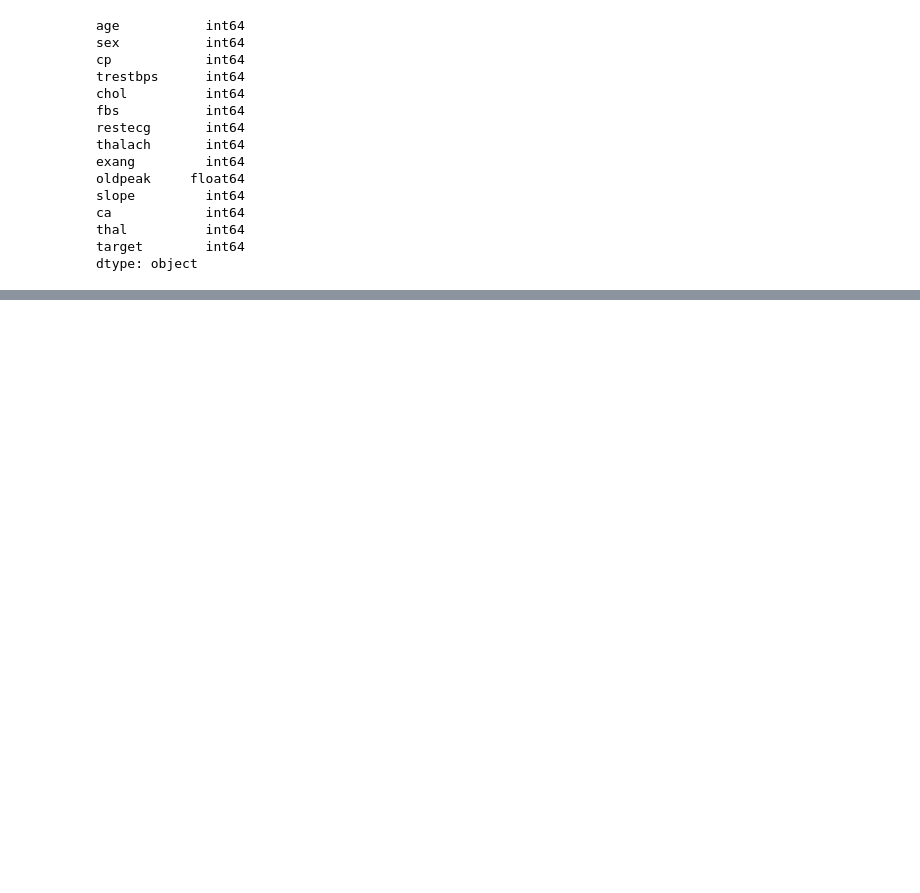
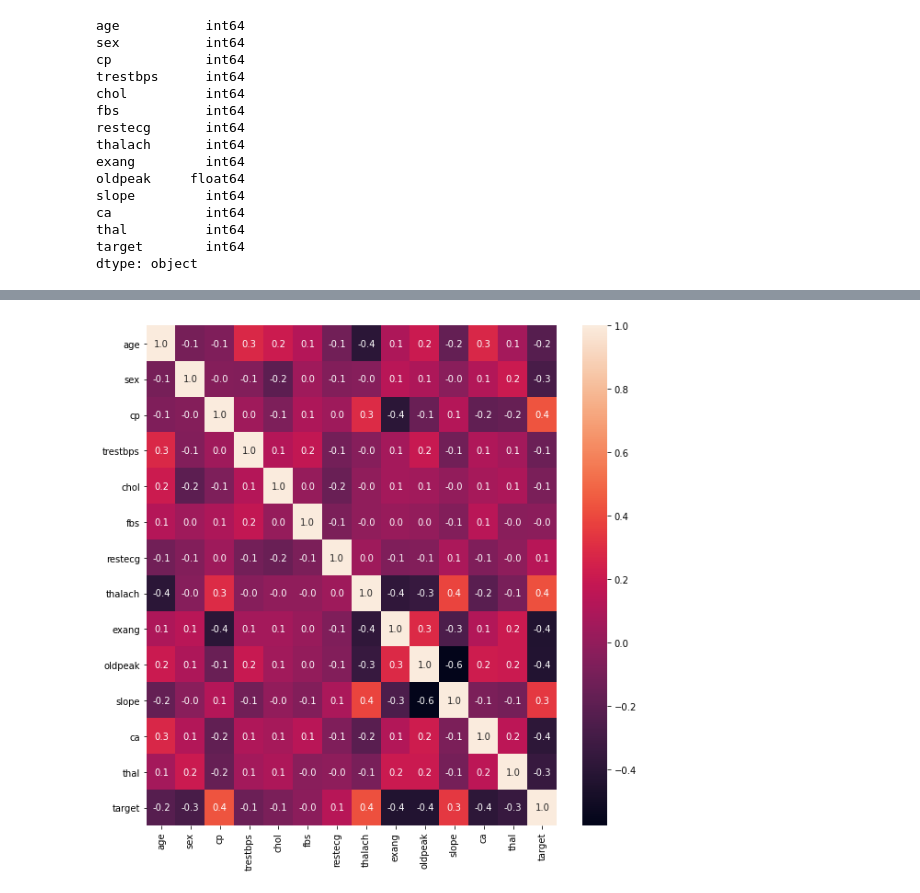
Before and after one commit to abhinavmaharana/Heart-Disease-Predictor-Using-Neural-Networks, a Jupyter notebook: Heart_Disease_Predictor_Using_Neural_Networks.ipynb, the cells around one changed output, grey strips where cells are left out. Saved outputs shown, nothing was run; the diff lists cells and outputs as text; code cells hidden in the pictures; blank space fills up the shorter version.

```diff
--- a/Heart_Disease_Predictor_Using_Neural_Networks.ipynb
+++ b/Heart_Disease_Predictor_Using_Neural_Networks.ipynb
@@ -183,0 +200,6 @@ data1.describe()
+# %%
+plt.figure(figsize=(10,10))
+sns.heatmap(data.corr(),annot=True,fmt='.1f')
+plt.show()
+# %% [output]
+[figure, added]
```
Also changed, not shown: parts of 3 cells of this notebook.
